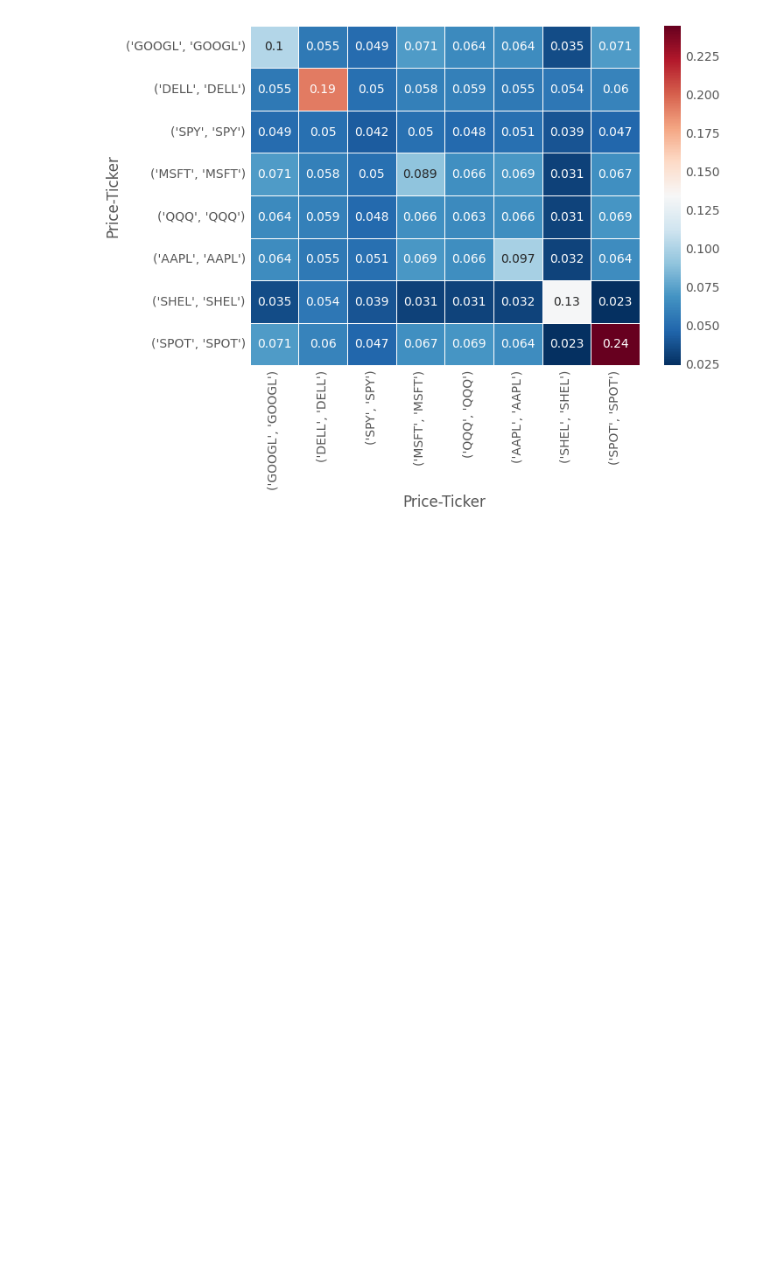
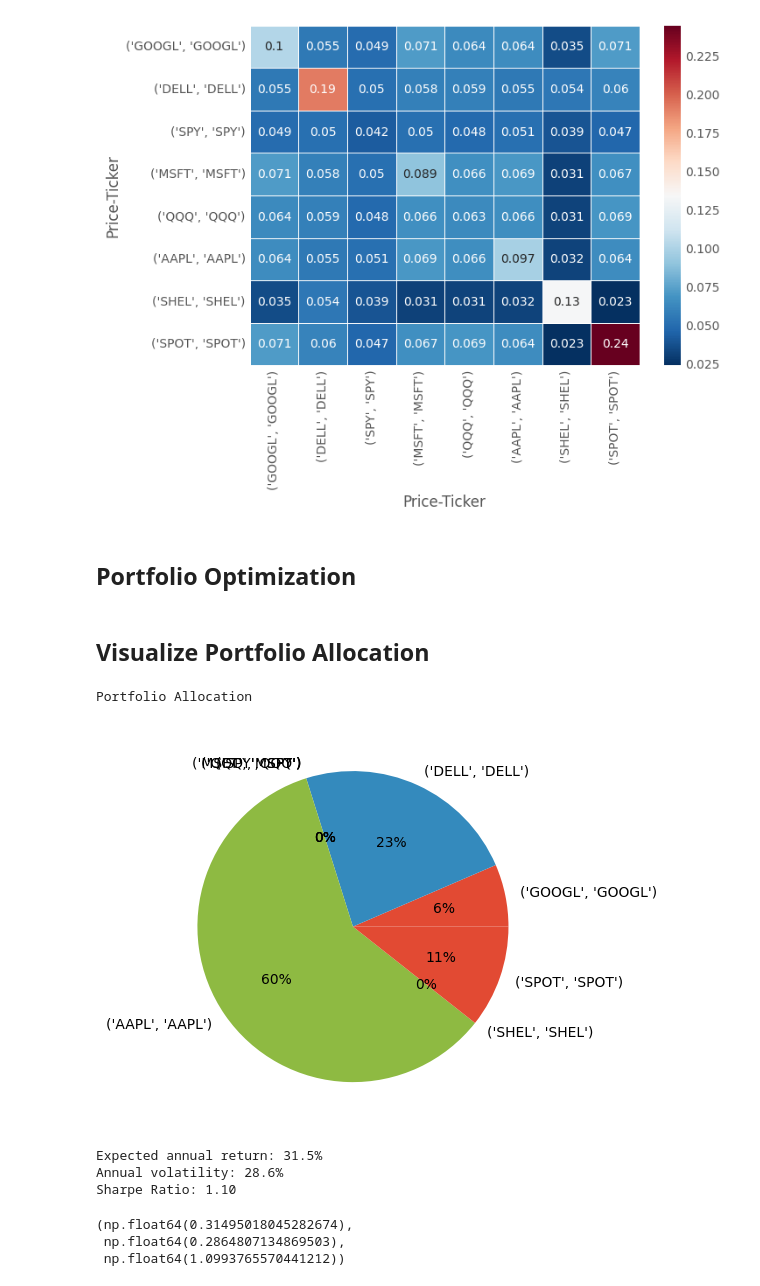
Before and after one commit to RBelex-007/Optimal_Portfolio, a Jupyter notebook: portfolio.ipynb, the cells around one changed output. Drawn from its saved outputs; the diff is of its cells as text; code cells hidden in the pictures; blank space fills up the shorter version.

```diff
--- a/portfolio.ipynb
+++ b/portfolio.ipynb
@@ -58,3 +69,29 @@ plt.show(fig)
 # %% [output]
 Covariance between daily simple returns of stocks in your portfolio
 [figure]
+# %% [markdown]
+## Portfolio Optimization
+# %%
+ef = EfficientFrontier(mean, S)
+weights = ef.max_sharpe()  # For maximizing the Sharpe ratio
+cleaned_weights = ef.clean_weights()  # To clean the raw weights
+# %% [markdown]
+## Visualize Portfolio Allocation
+# %%
+labels = list(cleaned_weights.keys())
+values = list(cleaned_weights.values())
+fig, ax = plt.subplots()
+ax.pie(values, labels=labels, autopct='%1.0f%%')
+print('Portfolio Allocation')
+plt.show(fig)
+
+ef.portfolio_performance(verbose=True)
+# %% [output]
+Portfolio Allocation
+[figure, added]
+Expected annual return: 31.5%
+Annual volatility: 28.6%
+Sharpe Ratio: 1.10
+(np.float64(0.31495018045282674),
+ np.float64(0.2864807134869503),
+ np.float64(1.0993765570441212))
```
Also changed, not shown: parts of 3 cells of this notebook.
